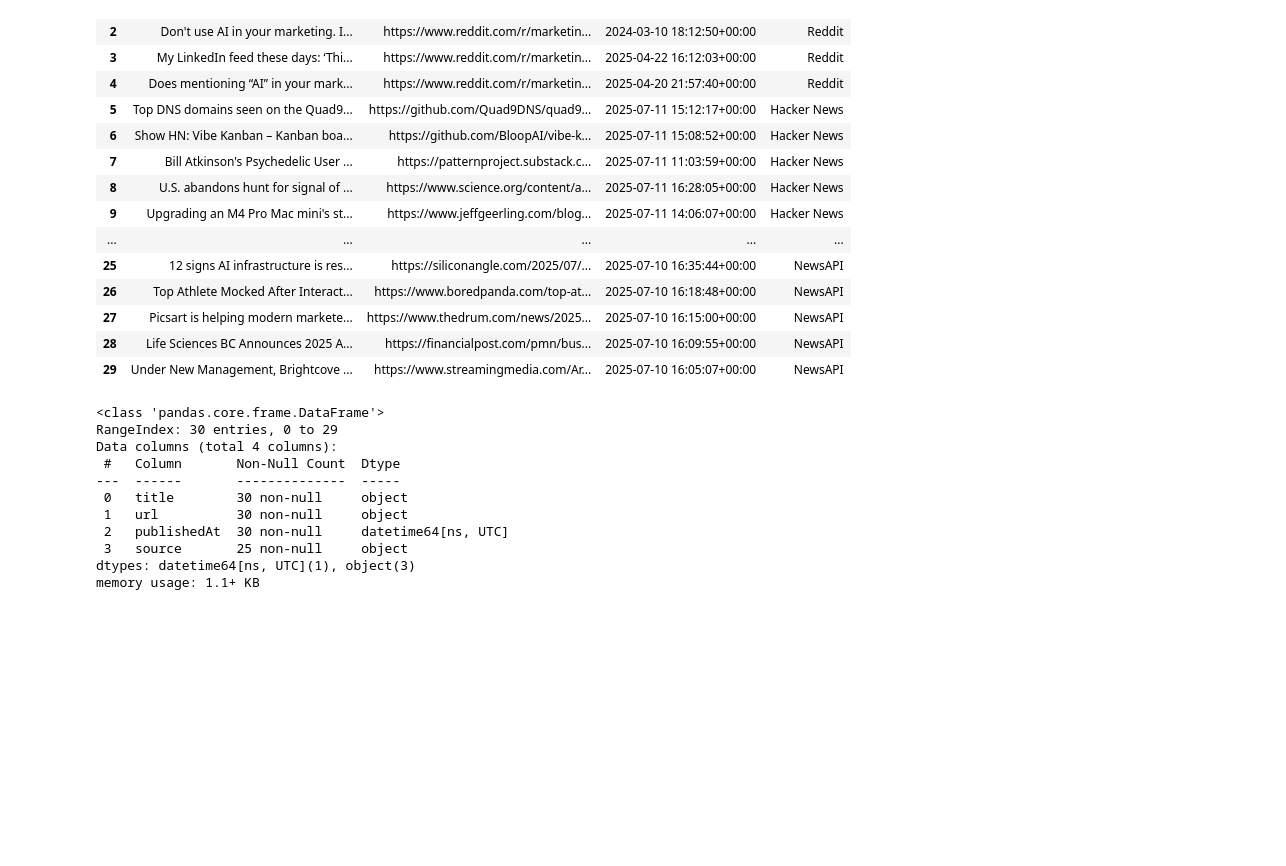
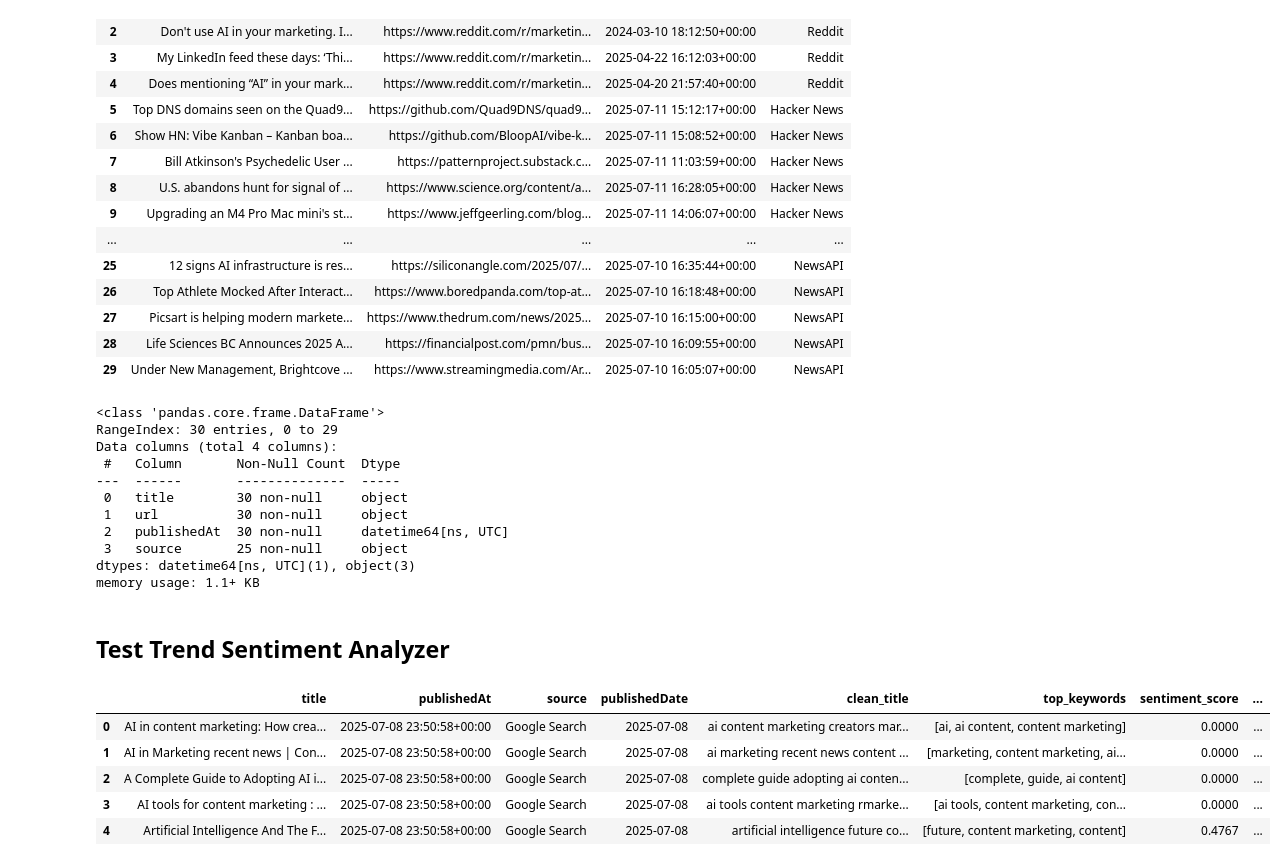
Before and after one commit to vinovator/content-marketing-agent, a Jupyter notebook: notebooks/04_ui_planning.ipynb, the cells around one changed output. Cells and saved outputs as stored; diff of their text form; code cells hidden in the pictures; blank space fills up the shorter version.

```diff
--- a/notebooks/04_ui_planning.ipynb
+++ b/notebooks/04_ui_planning.ipynb
@@ -251,3 +251,26 @@ Data columns (total 4 columns):
  3   source       25 non-null     object
 dtypes: datetime64[ns, UTC](1), object(3)
 memory usage: 1.1+ KB
+# %% [markdown]
+## Test Trend Sentiment Analyzer
+# %%
+import sys
+from pathlib import Path
+
+# Set path to parent of src — i.e., content-marketing-agent/src
+#src_dir = Path.cwd().parent
+#sys.path.append(str(src_dir))
+
+# ✅ Now import analyzers module (no src. prefix)
+from src.analyzers.trend_sentiment_analyzer import analyze_trends_and_sentiment
+
+# Run analysis
+result_df, _ = analyze_trends_and_sentiment()
+result_df.head()
+# %% [output]
+|  | title | publishedAt | source | publishedDate | clean_title | top_keywords | sentiment_score | ... |
+| 0 | AI in content marketing: How crea... | 2025-07-08 23:50:58+00:00 | Google Search | 2025-07-08 | ai content marketing creators mar... | [ai, ai content, content marketing] | 0.0000 | ... |
+| 1 | AI in Marketing recent news | Con... | 2025-07-08 23:50:58+00:00 | Google Search | 2025-07-08 | ai marketing recent news content ... | [marketing, content marketing, ai... | 0.0000 | ... |
+| 2 | A Complete Guide to Adopting AI i... | 2025-07-08 23:50:58+00:00 | Google Search | 2025-07-08 | complete guide adopting ai conten... | [complete, guide, ai content] | 0.0000 | ... |
+| 3 | AI tools for content marketing : ... | 2025-07-08 23:50:58+00:00 | Google Search | 2025-07-08 | ai tools content marketing rmarke... | [ai tools, content marketing, con... | 0.0000 | ... |
+| 4 | Artificial Intelligence And The F... | 2025-07-08 23:50:58+00:00 | Google Search | 2025-07-08 | artificial intelligence future co... | [future, content marketing, content] | 0.4767 | ... |
```
Also changed, not shown: parts of 3 cells of this notebook, 2 other files.
